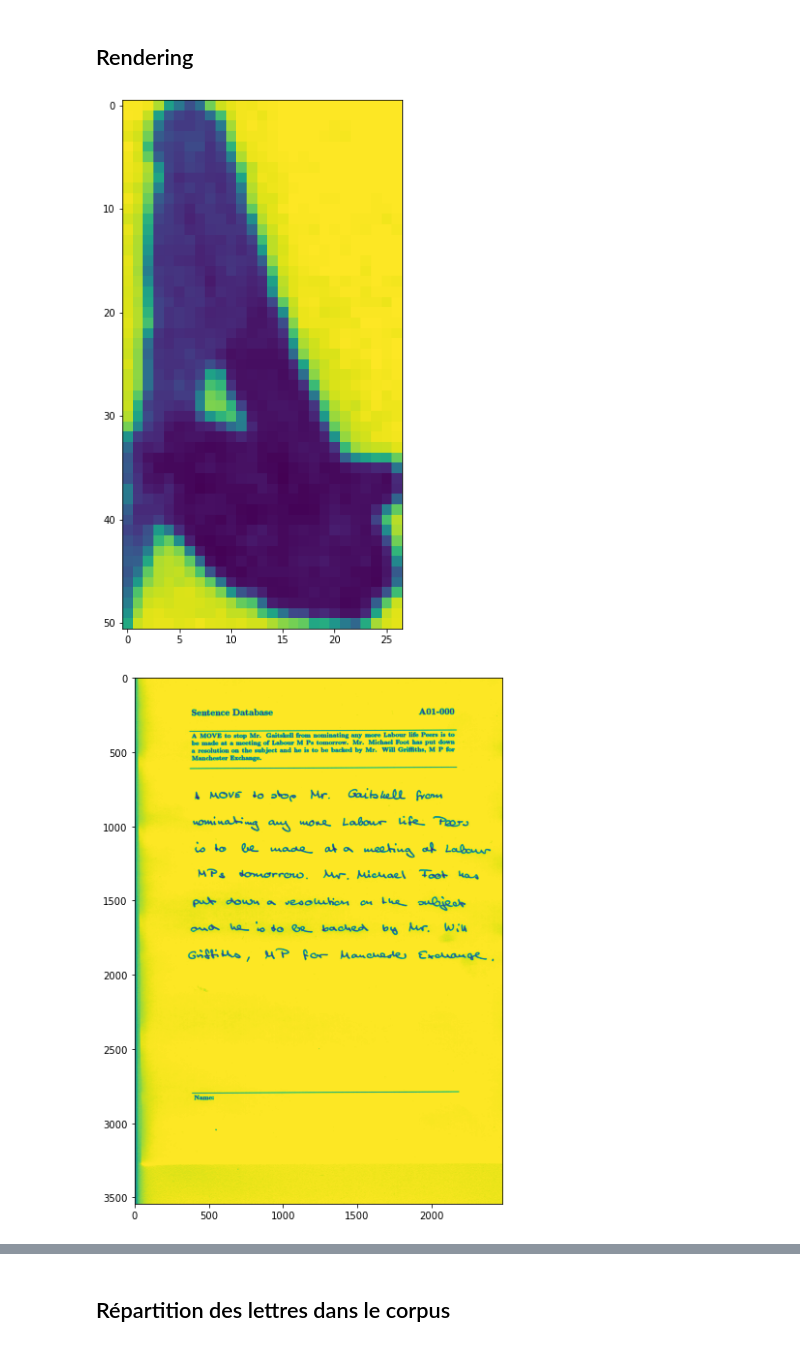
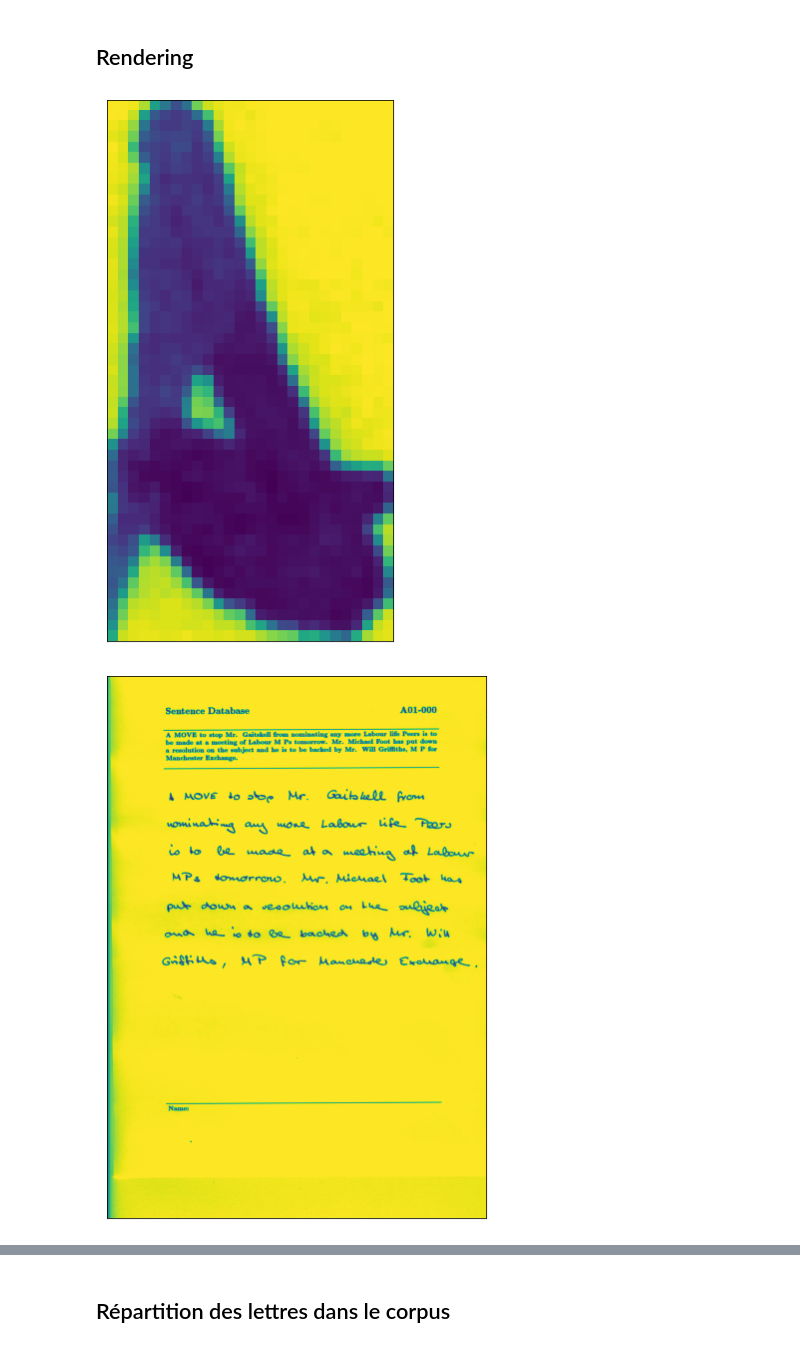
Before and after one commit to Jpec57/ocr-iam, a Jupyter notebook: notebooks/explorating_words.ipynb, the cells around one changed output, grey strips where cells are left out. Drawn from its saved outputs; the diff is of its cells as text; code cells hidden in the pictures.

```diff
--- a/notebooks/explorating_words.ipynb
+++ b/notebooks/explorating_words.ipynb
@@ -71,3 +86,6 @@ Name: seg_res, dtype: int64
+# %%
+df['word_img_path'] = df['word_id'].apply(lambda x: get_word_image_path_by_word_id(x))
+df['form_img_path'] = df['word_id'].apply(lambda x: get_form_img_path_by_word_id(x))
 # %%
 df.info()
 # %% [output]
@@ -121,10 +121,26 @@ def show_form_img_by_word_id(word_id):
+# %%
+
+def show_img(path):
+    img = plt.imread(path)
+    plt.figure(figsize = (20,10))
+    plt.xticks([])
+    plt.yticks([])
+    plt.imshow(img)
+
+
+def show_word_image_by_line(line):
+    show_img(line.word_img_path)
+
+
+def show_form_img_by_word_id(line):
+    show_img(line.form_img_path)
 # %%
-show_df_image_by_word_id(df.iloc[0].word_id)
+show_word_image_by_line(df.iloc[0])
 # %% [output]
-[figure, old version]
+[figure, new version]
 # %%
-show_form_img_by_word_id(df.iloc[0].word_id)
+show_form_img_by_word_id(df.iloc[0])
 # %% [output]
-[figure, old version]
+[figure, new version]
 # %%
 def plot_bounding_box(line):
```
Also changed, not shown: parts of 36 cells of this notebook.
